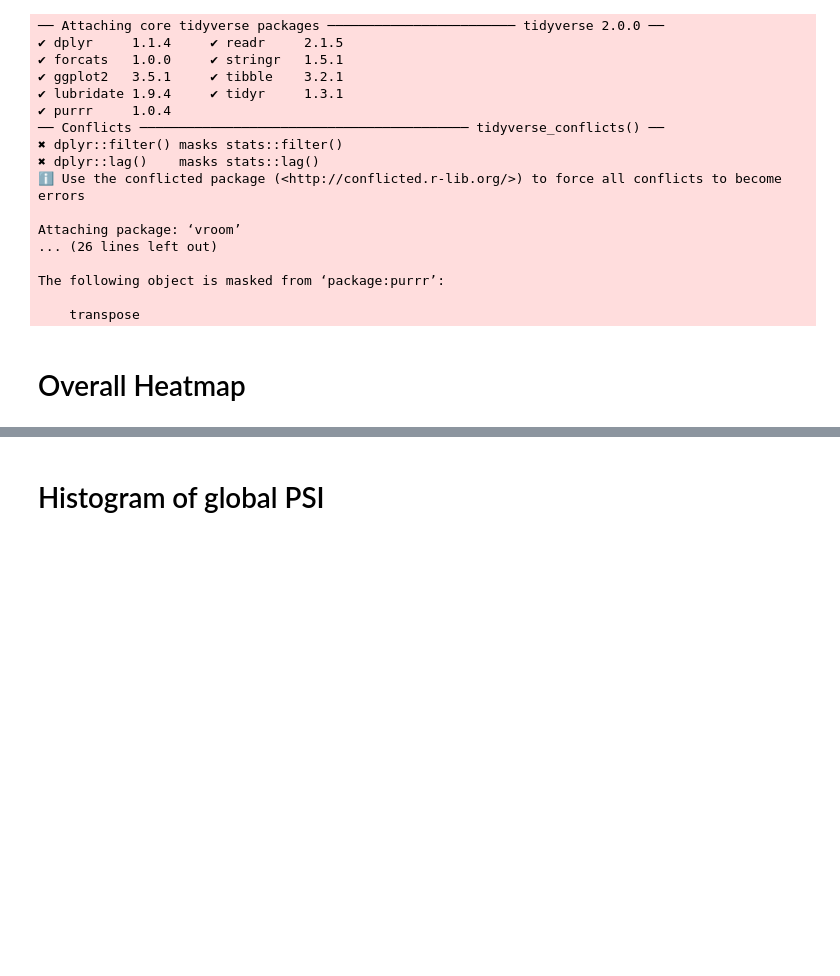
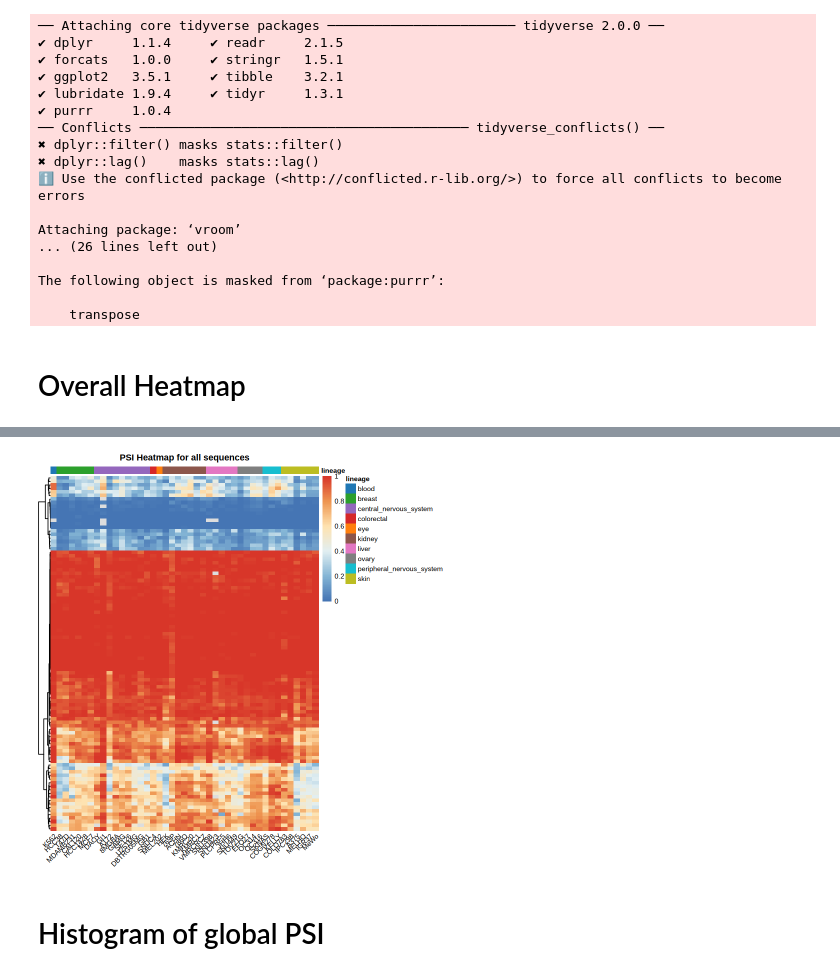
Before and after one commit to chen-dawn/SPICE, a Jupyter notebook: figures/fig01.ipynb, the cells around one changed output, grey strips where cells are left out. Cells and saved outputs as stored; diff of their text form; code cells hidden in the pictures; blank space fills up the shorter version.

```diff
--- a/figures/fig01.ipynb
+++ b/figures/fig01.ipynb
@@ -245,3 +303,30 @@ ggsave(filename = paste0(output_filepath, "/fig01_PSI_heatmap_all_sequences_over
+# %%
+ggsave(filename = paste0(output_filepath, "/fig01_PSI_heatmap_all_sequences_overall.png"),
+       plot = p1,
+       width = 12, height = 8, dpi = 300)
+
+# Also plot a small heatmap with only 100 rows as pdf and save.
+# This is so that we can extract the vectorized labels so it doesn't crash Illustrator.
+p1 <- pheatmap(psi_table_pivot_by_condition_mat[1:100,],
+               color = color_palette2_custom,
+               cluster_rows = TRUE,
+               cluster_cols = FALSE,  # We've already clustered columns within lineages
+               fontsize = 8,
+               border_color = NA,
+               main = "PSI Heatmap for all sequences",
+               treeheight_row = 10,
+               treeheight_col = 10,
+               show_rownames = FALSE,
+               angle_col = 45,
+               annotation_col = col_annotation,
+               annotation_colors = annotation_colors,
+               annotation_names_col = TRUE)
+
+ggsave(filename = paste0(output_filepath, "/fig01_PSI_heatmap_all_sequences_overall_100rows.pdf"),
+       plot = p1,
+       width = 24, height = 16, dpi = 300)
+# %% [output]
+[figure, added]
 # %% [markdown]
 # Histogram of global PSI
 # %%
```
Also changed, not shown: parts of 5 cells of this notebook, 34 other files.
